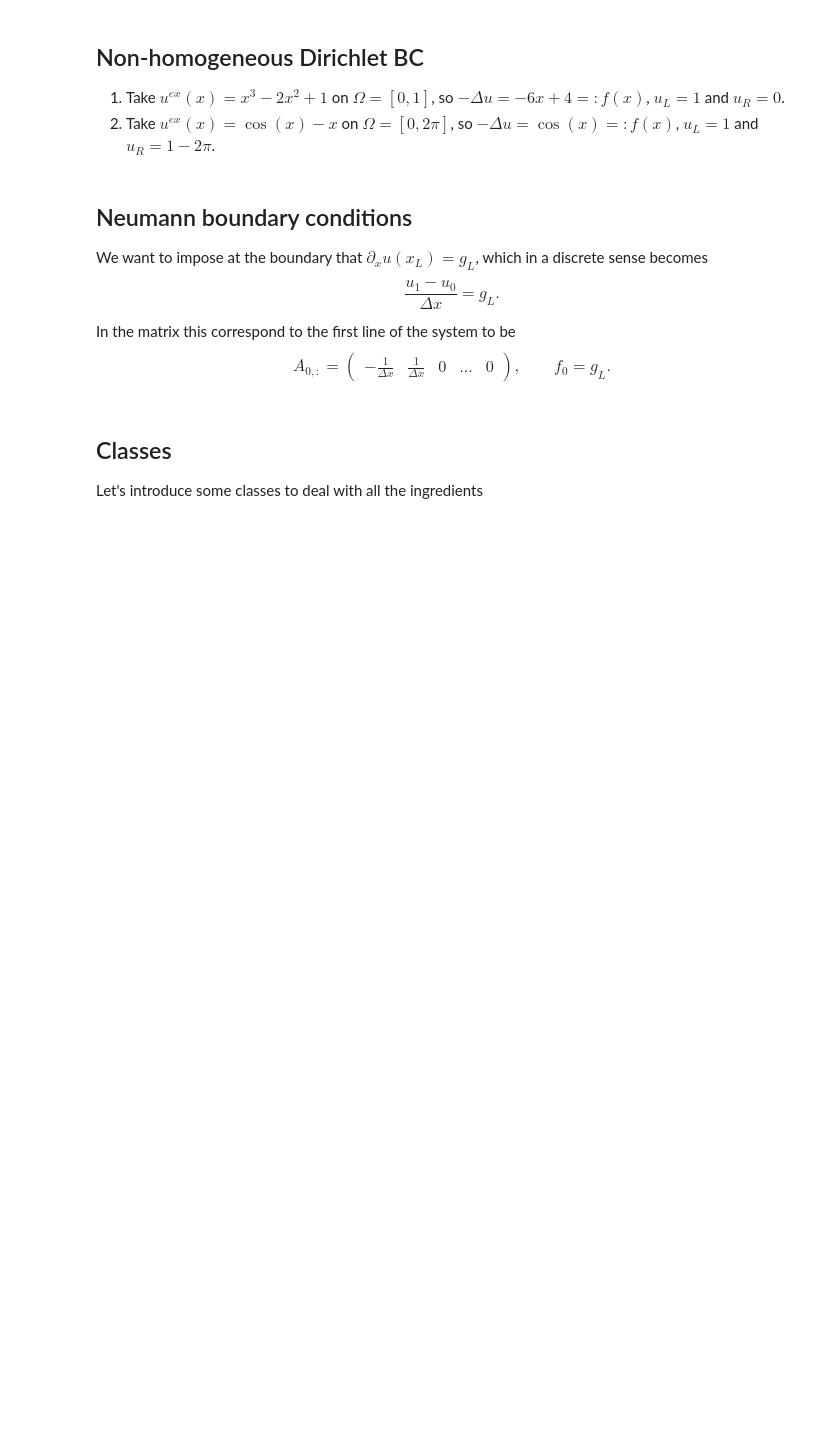
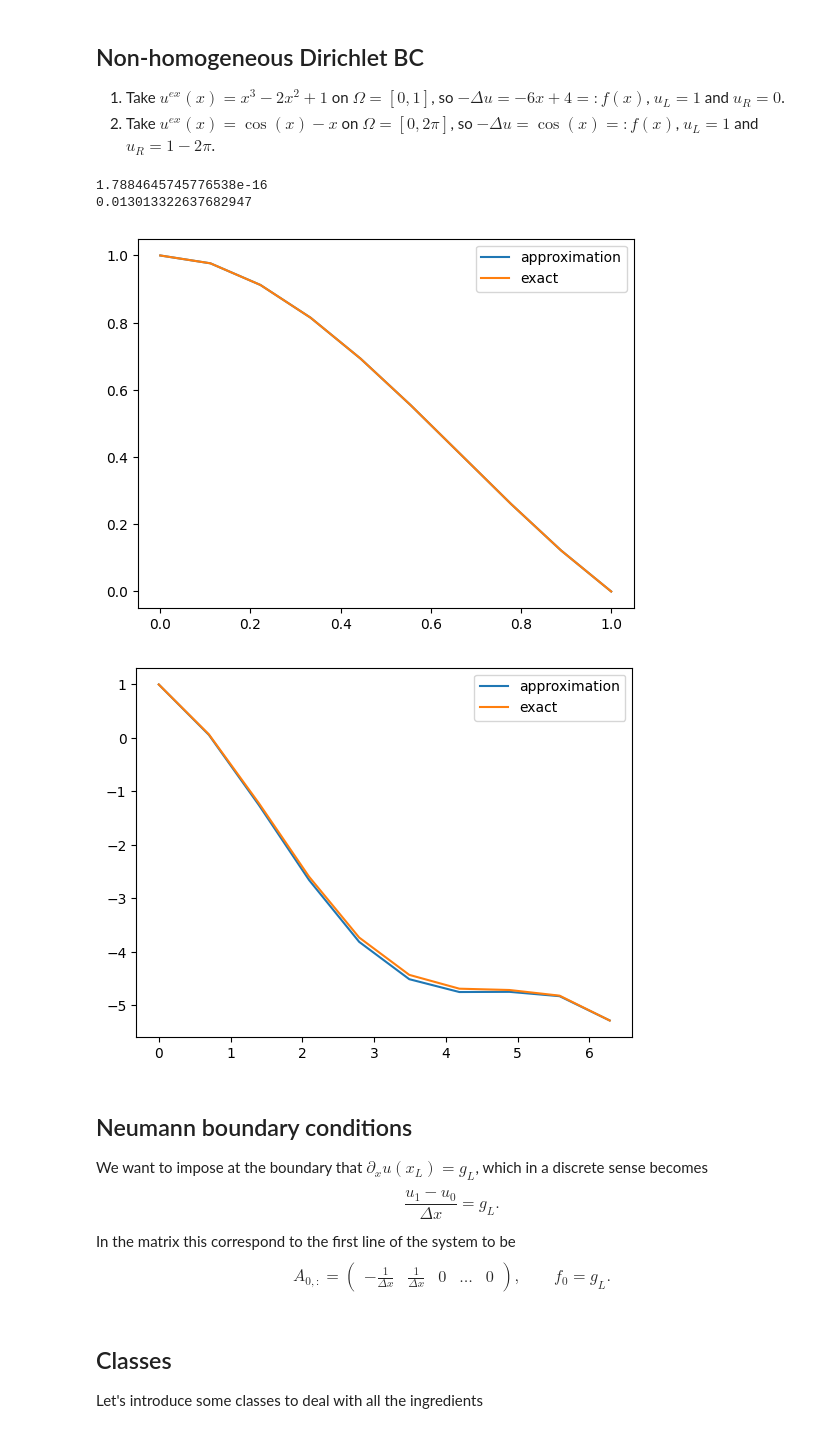
Before and after one commit to lordPachy/acsai, a Jupyter notebook: Scientific Computing/Theory/02_poisson_FD.ipynb, the cells around one changed output. Saved outputs shown, nothing was run; the diff lists cells and outputs as text; code cells hidden in the pictures; blank space fills up the shorter version.

```diff
--- a/Scientific Computing/Theory/02_poisson_FD.ipynb
+++ b/Scientific Computing/Theory/02_poisson_FD.ipynb
@@ -132,21 +177,36 @@ plt.legend()
 # %%
 def solution(Nx, x_left,x_right, uL, uR, f_lambda, uex_lambda):
 
+    xx = np.linspace(x_left, x_right, Nx) ## Define a linspace with Nx points
 
-    ???
+    dx = xx[1]-xx[0]    # this is equivalent to h in our notes
+
+    # COMPUTE THE APPROXIMATE SOLUTION
+    # Finite difference problem
+
+    # Compose the left hand side and right hand side
+    A = np.zeros((Nx,Nx))
+    f = np.zeros(Nx)
+
+    for i in range(0,Nx-1):
+        # Fill the matrix and the right hand side
+        A[i,i-1] = -1/dx**2
+        A[i,i]   = 2/dx**2
+        A[i,i+1] = -1/dx**2
+        f[i]     = f_lambda(xx[i])
 
 
     # Boundary conditions
 
     # Homogeneous Dirichlet in x_left
-    A[0,:] = ???
-    A[0,0] = ???
-    f[0]   = ???
+    A[0,:] = 0
+    A[0,0] = 1
+    f[0]   = uL
 
     # Homogeneous Dirichlet in x_right
-    A[-1,:]  = ?????
-    A[-1,-1] = ?????
-    f[-1]    = ?????
+    A[-1,:]  = 0
+    A[-1,-1] = 1
+    f[-1]    = uR
 
     u = np.linalg.solve(A,f)
 
@@ -158,33 +218,38 @@ def solution(Nx, x_left,x_right, uL, uR, f_lambda, uex_lambda):
 
 uex_lambda = lambda x:x**3-2*x**2+1
 f_lambda = lambda x: -6*x+4
 x_left = 0.
 x_right = 1.
 uL=1.
 uR=0.
 Nx = 10
 
 plt.figure()
 xx,uu,error = solution(Nx, x_left,x_right, uL, uR, f_lambda, uex_lambda)
 plt.plot(xx,uu,label="approximation")
 plt.plot(xx,uex_lambda(xx),label="exact")
 plt.legend()
 print(error)
 
 uex_lambda = lambda x: np.cos(x)-x
 f_lambda = lambda x: np.cos(x)
 x_left = 0.
 x_right = 2*np.pi
 uL=1.
 uR=1-2*np.pi
 Nx = 10
 
 plt.figure()
 xx,uu,error = solution(Nx, x_left,x_right, uL, uR, f_lambda, uex_lambda)
 plt.plot(xx,uu,label="approximation")
 plt.plot(xx,uex_lambda(xx),label="exact")
 plt.legend()
 print(error)
+# %% [output]
+1.7884645745776538e-16
+0.013013322637682947
+[figure, added]
+[figure, added]
 # %% [markdown]
 ## Neumann boundary conditions
 We want to impose at the boundary that
```
Also changed, not shown: parts of 5 cells of this notebook.
